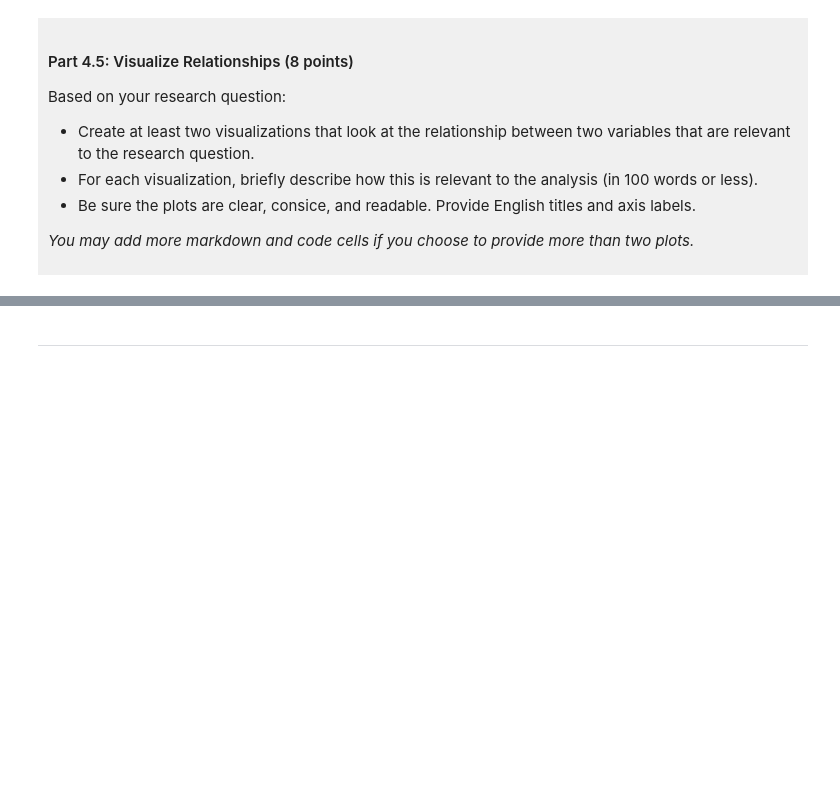
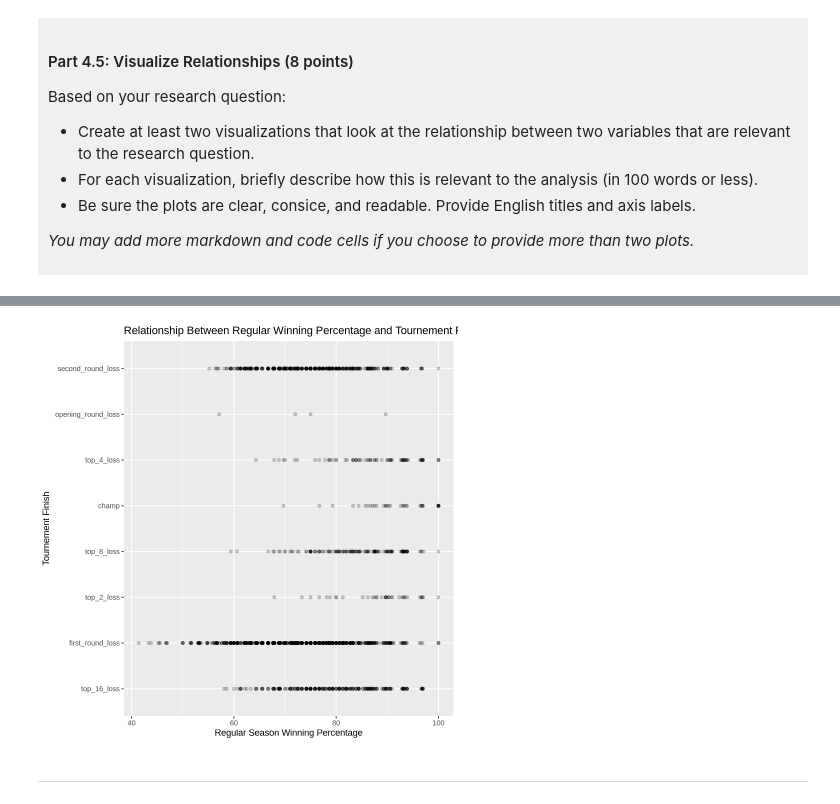
Before and after one commit to yunnnnnc/dsci-100-project-erica-chen, a Jupyter notebook: dsci-100-project-notebook.ipynb, the cells around one changed output, grey strips where cells are left out. Cells and saved outputs as stored; diff of their text form; code cells hidden in the pictures; blank space fills up the shorter version.

```diff
--- a/dsci-100-project-notebook.ipynb
+++ b/dsci-100-project-notebook.ipynb
@@ -318,5 +387,12 @@ Visualization 2: %%% EDIT THIS MARKDOWN CELL%%%
 # %%
-### EDIT THIS CODE CELL FOR VISUALIZATION 2###
+ggplot(women_match_madness_tidy, aes(x = reg_wins_pct, y = tourney_finish)) +
+    geom_point(alpha = 0.2) +
+    labs(
+        title = "Relationship Between Regular Winning Percentage and Tournement Finish",
+        x = "Regular Season Winning Percentage",
+        y = "Tournement Finish")
+# %% [output]
+[figure, added]
 # %% [markdown]
 ------
 # %% [markdown]
```
Also changed, not shown: parts of 11 cells of this notebook.
